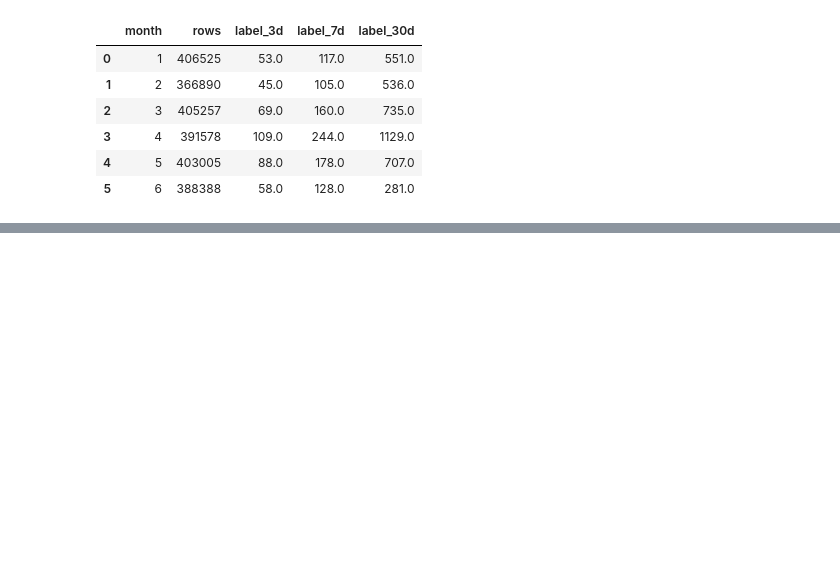
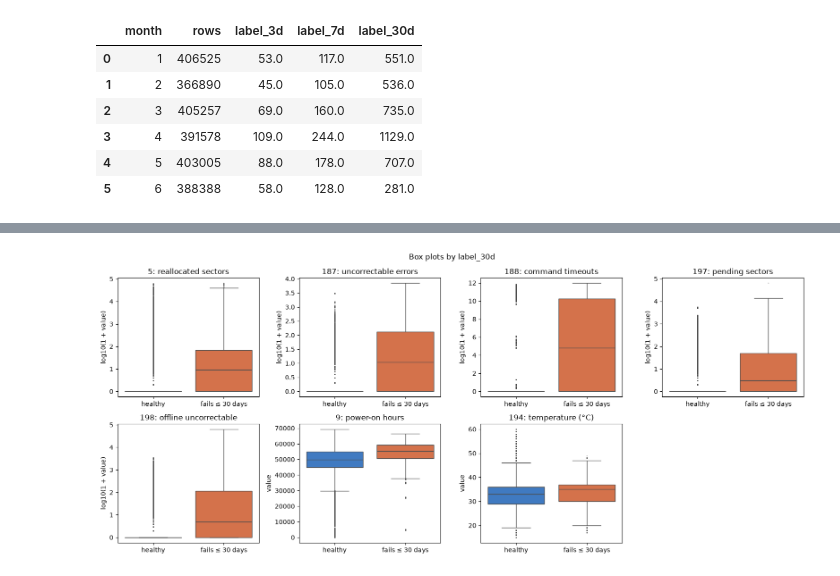
Before and after one commit to matteobombelli/cmpt455-2026-fall-project, a Jupyter notebook: notebooks/EDA_Preprocessing.ipynb, the cells around one changed output, grey strips where cells are left out. Cells and saved outputs as stored; diff of their text form; code cells hidden in the pictures; blank space fills up the shorter version.

```diff
--- a/notebooks/EDA_Preprocessing.ipynb
+++ b/notebooks/EDA_Preprocessing.ipynb
@@ -230,0 +282,12 @@ con.sql("""
+# %%
+fig, axes = plt.subplots(2, 4, figsize=(16, 7))
+for ax, c in zip(axes.flat, KEY):
+    sns.boxplot(key, x="label_30d", y=c, hue="label_30d", palette=COLORS, legend=False, ax=ax,
+                flierprops={"marker": ".", "markersize": 2, "alpha": 0.3})
+    ax.set(title=NAMES[c], xlabel="", ylabel="log10(1 + value)" if c in COUNTERS else "value")
+    ax.set_xticks([0, 1], ["healthy", "fails ≤ 30 days"])
+axes.flat[-1].remove()
+fig.suptitle("Box plots by label_30d")
+fig.tight_layout()
+# %% [output]
+[figure, added]
```
Also changed, not shown: parts of 11 cells of this notebook.
